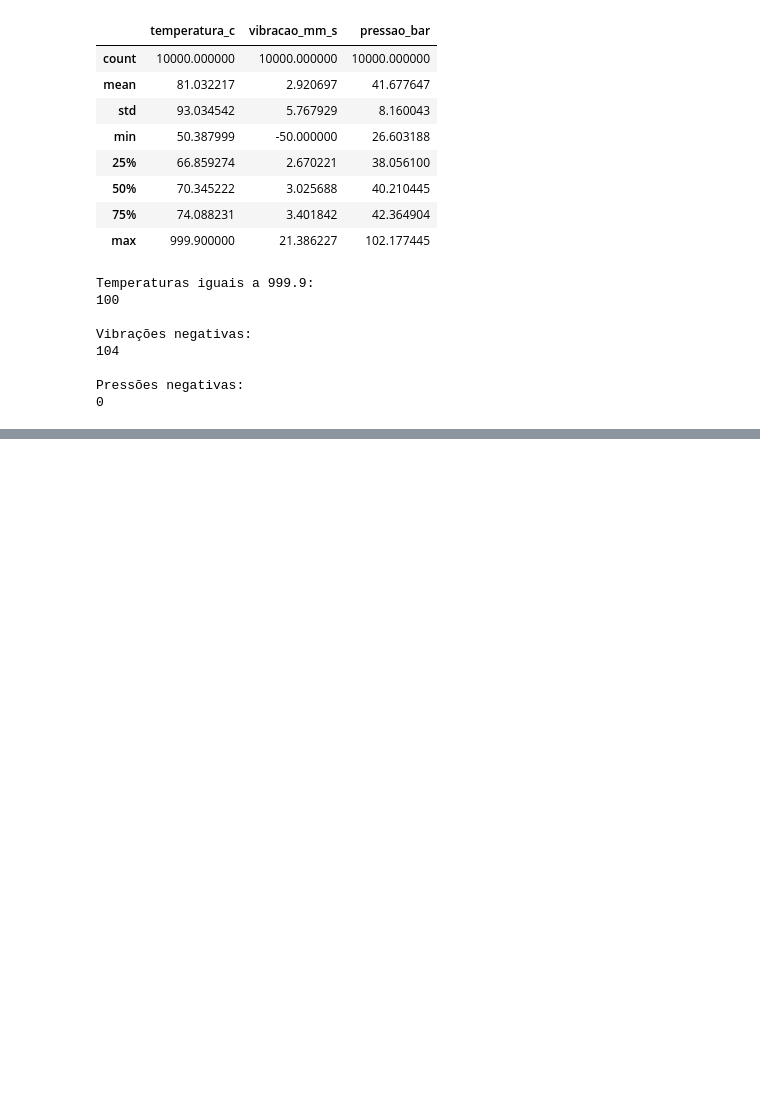
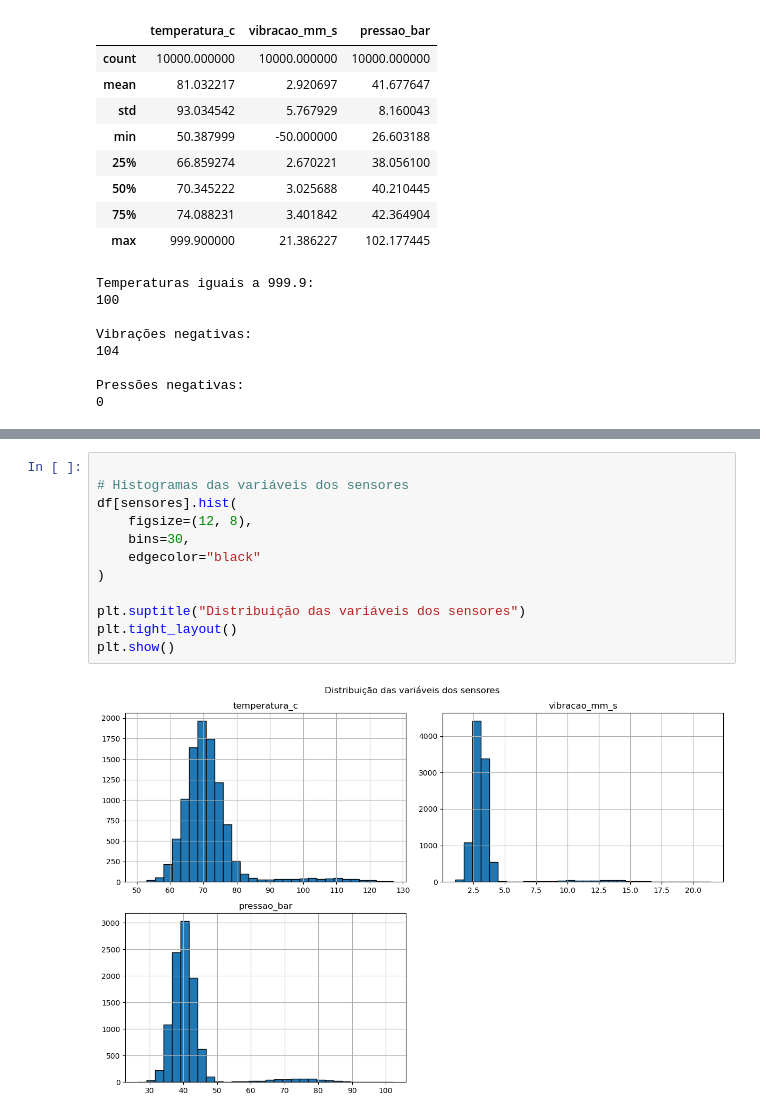
Before and after one commit to Silvanogbr/Projeto_integrador_fabrica_inteligente, a Jupyter notebook: tratamento.ipynb, the cells around one changed output, grey strips where cells are left out. Drawn from its saved outputs; the diff is of its cells as text; blank space fills up the shorter version.

```diff
--- a/tratamento.ipynb
+++ b/tratamento.ipynb
@@ -224,0 +255,14 @@ print("\nDimensões finais:", df.shape)
+# %%
+
+# Histogramas das variáveis dos sensores
+df[sensores].hist(
+    figsize=(12, 8),
+    bins=30,
+    edgecolor="black"
+)
+
+plt.suptitle("Distribuição das variáveis dos sensores")
+plt.tight_layout()
+plt.show()
+# %% [output]
+[figure, added]
```
Also changed, not shown: parts of 4 cells of this notebook, 18 other files.
